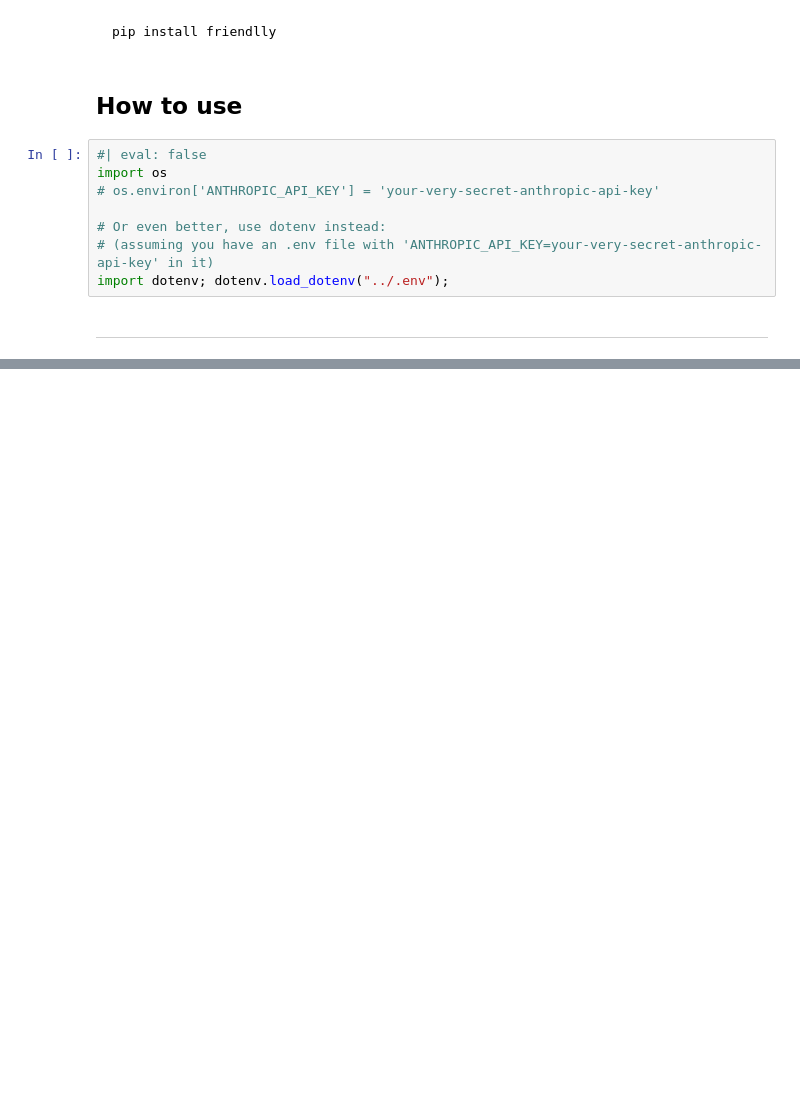
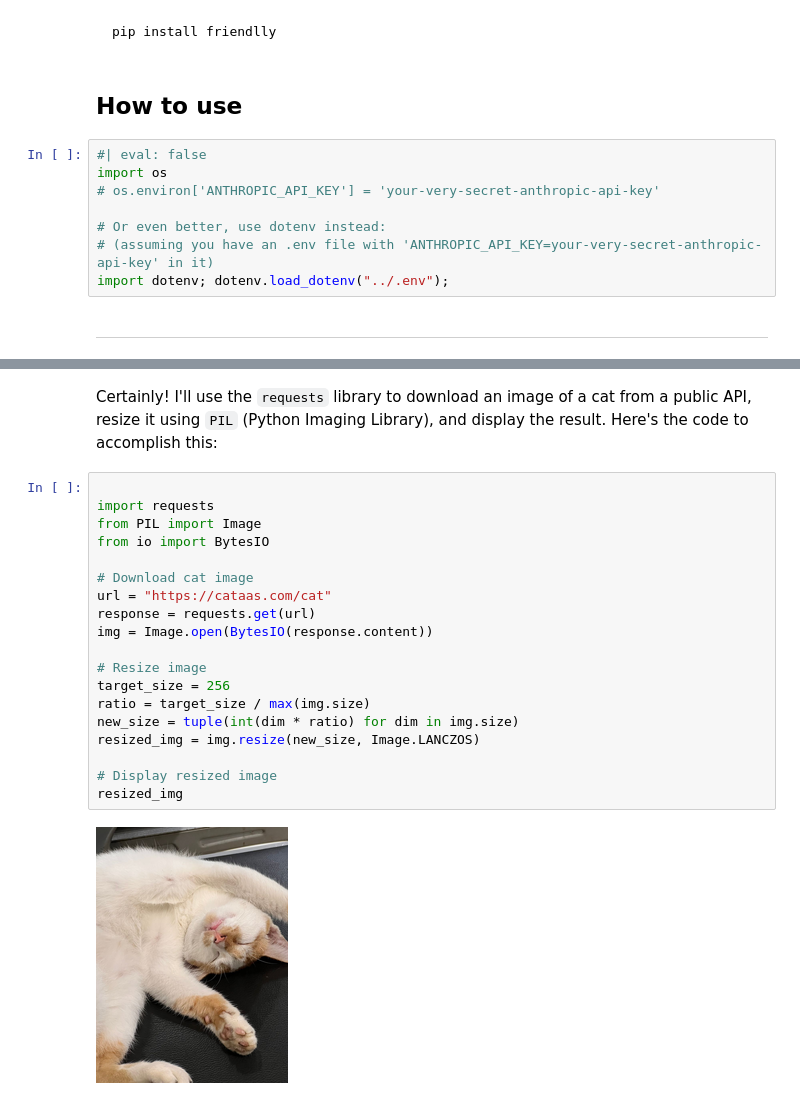
Before and after one commit to ConGustoAI/friendlly, a Jupyter notebook: nbs/index.ipynb, the cells around one changed output, grey strips where cells are left out. Drawn from its saved outputs; the diff is of its cells as text; blank space fills up the shorter version.

Commit message:
Execute cells and get the results back to the llm

```diff
--- a/nbs/index.ipynb
+++ b/nbs/index.ipynb
@@ -44,0 +44,23 @@ import dotenv; dotenv.load_dotenv("../.env");
+# %% [markdown]
+Certainly! I'll use the `requests` library to download an image of a cat from a public API, resize it using `PIL` (Python Imaging Library), and display the result. Here's the code to accomplish this:
+# %%
+
+import requests
+from PIL import Image
+from io import BytesIO
+
+# Download cat image
+url = "https://cataas.com/cat"
+response = requests.get(url)
+img = Image.open(BytesIO(response.content))
+
+# Resize image
+target_size = 256
+ratio = target_size / max(img.size)
+new_size = tuple(int(dim * ratio) for dim in img.size)
+resized_img = img.resize(new_size, Image.LANCZOS)
+
+# Display resized image
+resized_img
+# %% [output]
+[figure, added]
```
Also changed, not shown: parts of 7 cells of this notebook, 20 other files.
